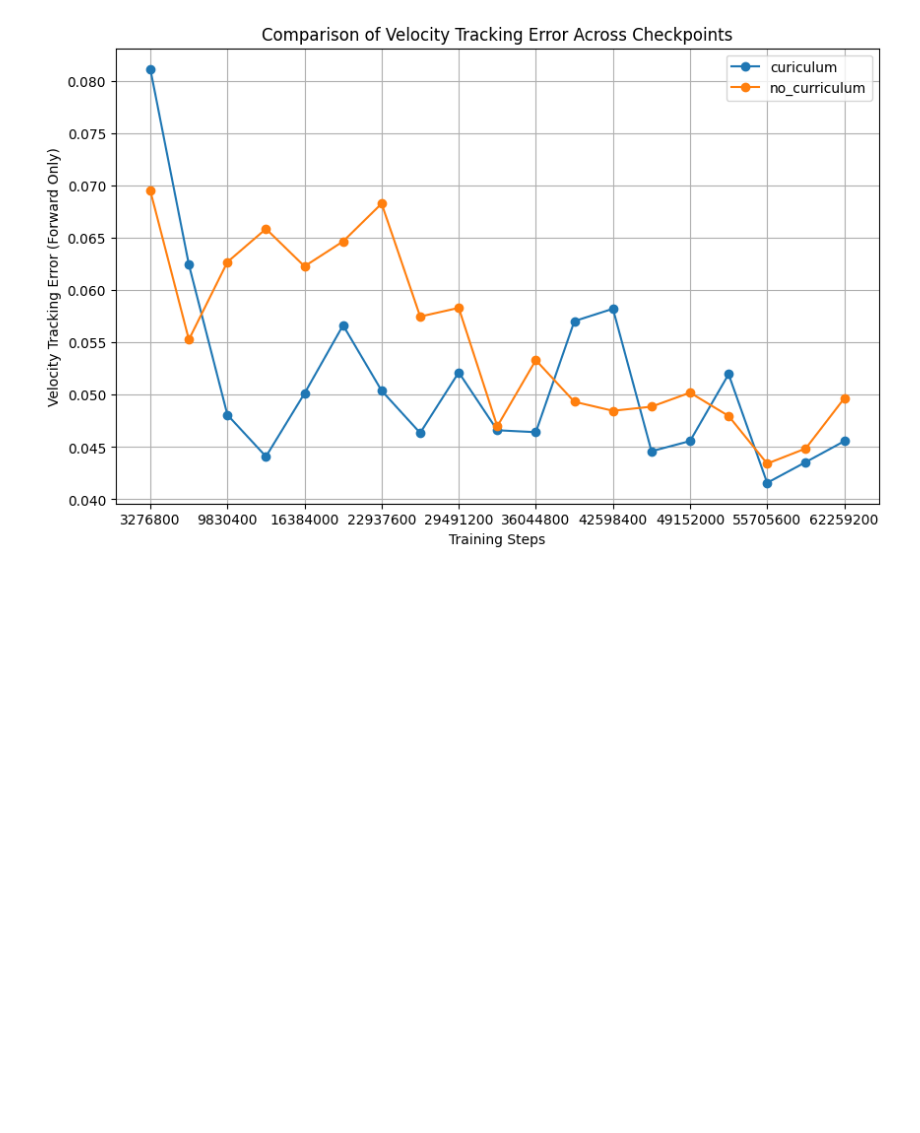
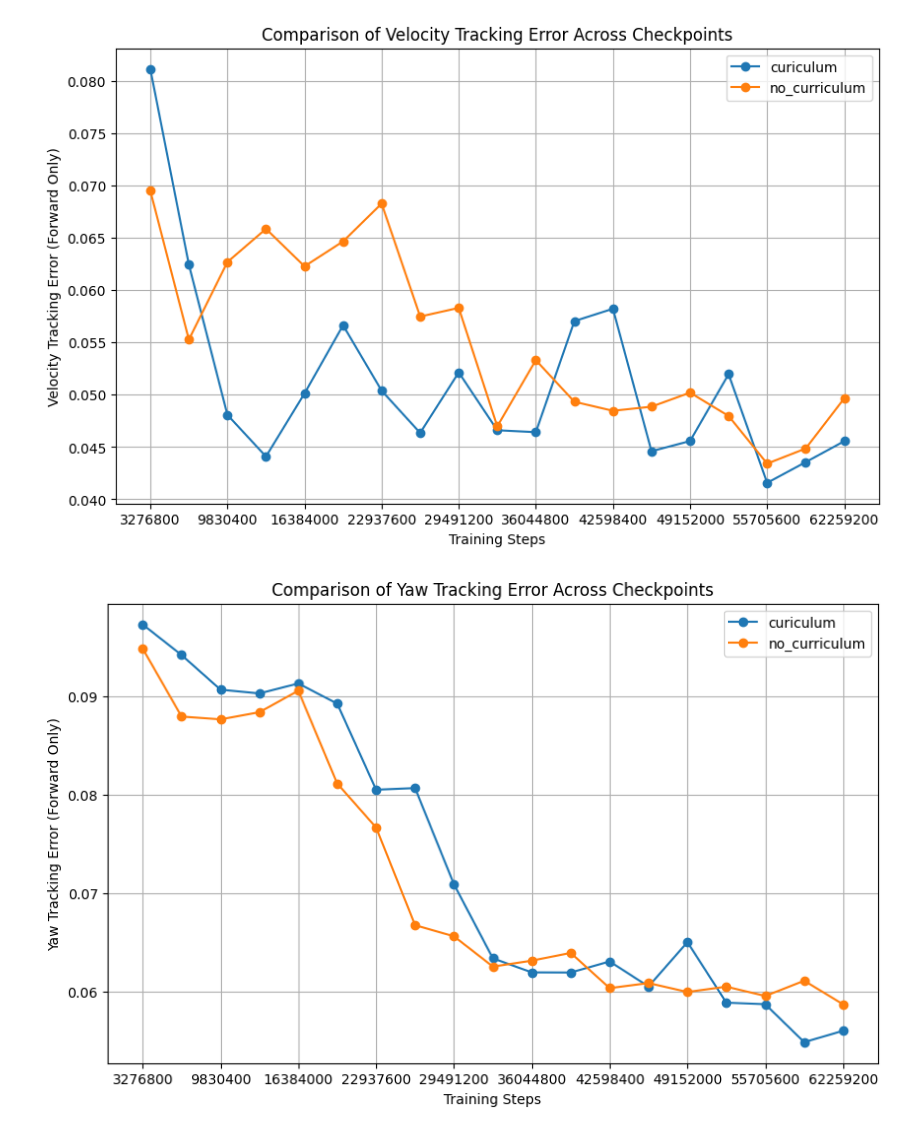
Before and after one commit to zbalkhy/EEC289, a Jupyter notebook: hw1_sq/Assignment_1.ipynb, the cells around one changed output. Cells and saved outputs as stored; diff of their text form; code cells hidden in the pictures; blank space fills up the shorter version.

```diff
--- a/hw1_sq/Assignment_1.ipynb
+++ b/hw1_sq/Assignment_1.ipynb
@@ -617,15 +617,17 @@ plt.show()
 # %%
 plt.figure(figsize=(10, 6))
 
 errors_curriculum = metrics['curriculum']['overall']['yaw']
 errors__no_curriculum = metrics['no_curriculum']['overall']['yaw']
 
 plt.plot(metrics['no_curriculum']['steps'], errors_curriculum, label='curiculum', marker='o')
 plt.plot(metrics['no_curriculum']['steps'], errors__no_curriculum, label='no_curriculum', marker='o')
 plt.xticks(metrics['no_curriculum']['steps'][::2])
 plt.xlabel('Training Steps')
-plt.ylabel('Velocity Tracking Error (Forward Only)')
-plt.title('Comparison of Velocity Tracking Error Across Checkpoints')
+plt.ylabel('Yaw Tracking Error (Forward Only)')
+plt.title('Comparison of Yaw Tracking Error Across Checkpoints')
 plt.legend()
 plt.grid(True)
 plt.show()
+# %% [output]
+[figure, added]
```
Also changed, not shown: 49 other files.
